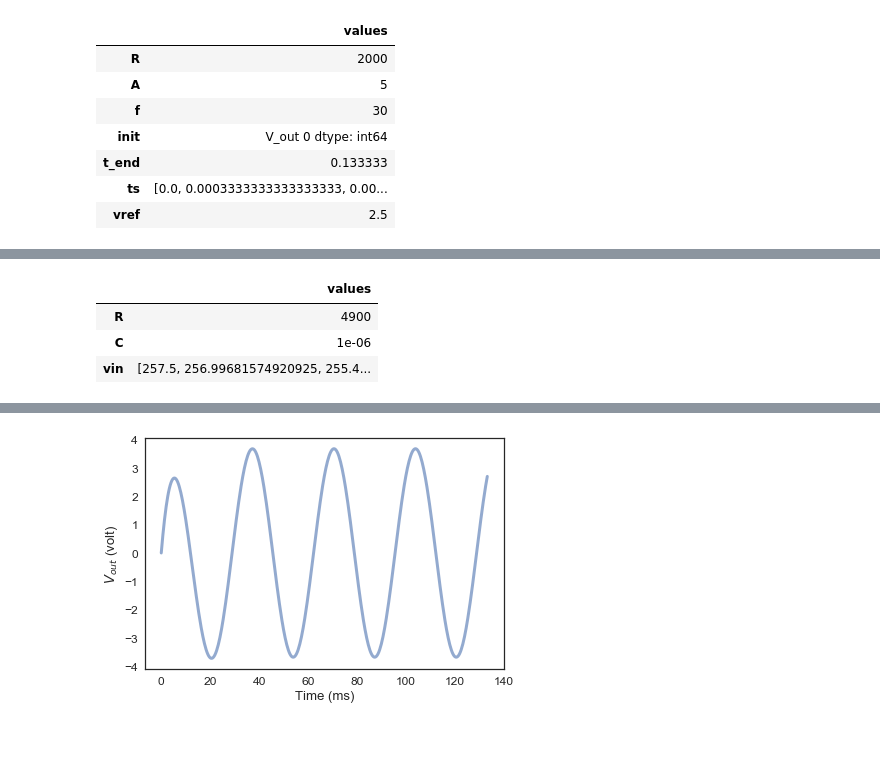
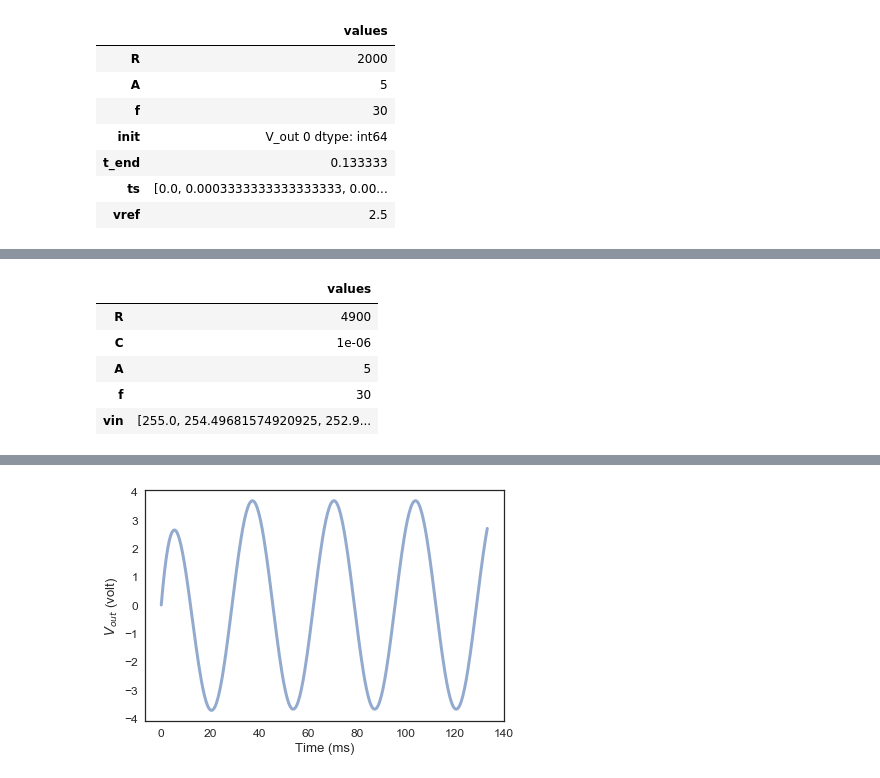
Before and after one commit to ThomasJagielski/ModSimPy, a Jupyter notebook: code/EKG Circuit Optimization.ipynb, the cells around one changed output, grey strips where cells are left out. Cells and saved outputs as stored; diff of their text form; code cells hidden in the pictures; blank space fills up the shorter version.

```diff
--- a/code/EKG Circuit Optimization.ipynb
+++ b/code/EKG Circuit Optimization.ipynb
@@ -74,7 +74,9 @@ def amp(state, t, system):
 
     G = 1 + (100e3 / R)
 
-    vout = vref + G * (vin)
+    #vout = vref + (G * (vin))
+
+    vout = vin * G
 
     return vout
 # %%
@@ -87,16 +117,19 @@ plot(results_amp_1)
 # %%
 params1 = Params(
     R = 4.9e3,   # ohm
     C = 1e-6,  # farad
-    #A = 5,      # volt
-    #f = 30,   # Hz
-    vin = results
+    A = 5,      # volt
+    f = 30,   # Hz
+    #vin = results_amp_1
+    vin = results_amp_1
 )
 # %% [output]
 |  | values |
 | R | 4900 |
 | C | 1e-06 |
-| vin | [257.5, 256.99681574920925, 255.4... |
+| A | 5 |
+| f | 30 |
+| vin | [255.0, 254.49681574920925, 252.9... |
 # %%
 def make_system(params):
     """Makes a System object for the given conditions.
```
Also changed, not shown: parts of 7 cells of this notebook.
